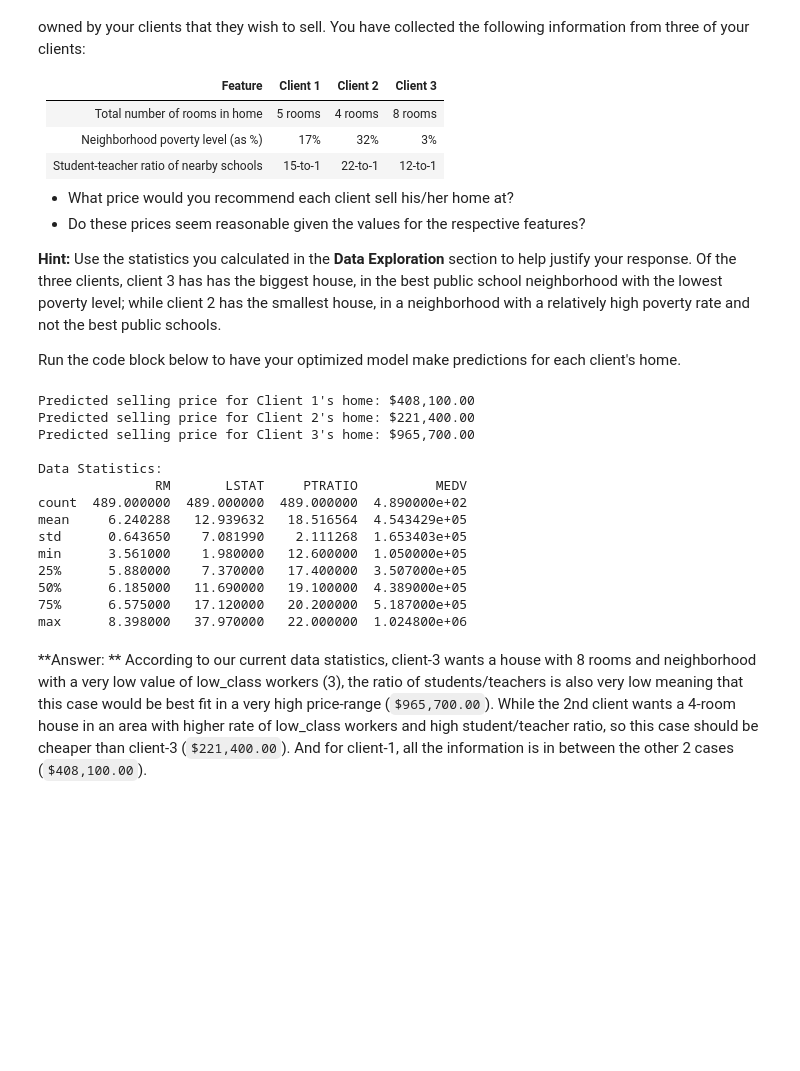
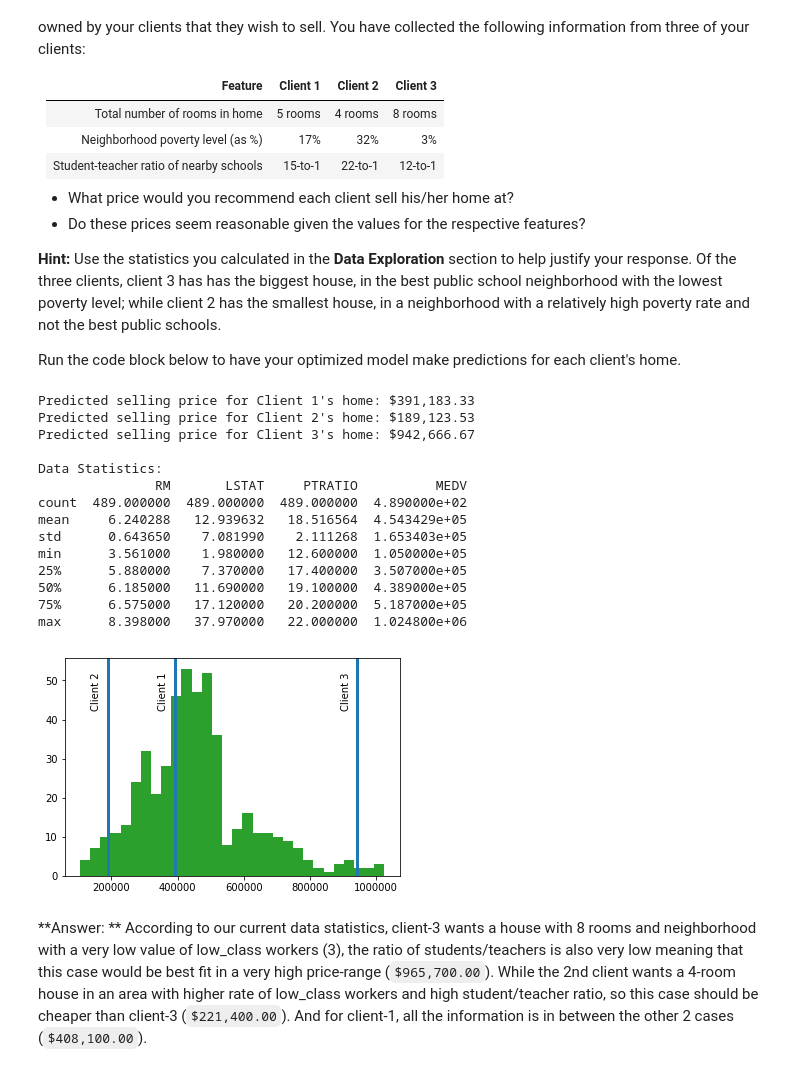
Before and after one commit to adreena/boston_housing, a Jupyter notebook: boston_housing.ipynb, the cells around one changed output. Saved outputs shown, nothing was run; the diff lists cells and outputs as text; code cells hidden in the pictures; blank space fills up the shorter version.

```diff
--- a/boston_housing.ipynb
+++ b/boston_housing.ipynb
@@ -224,8 +225,9 @@ from sklearn.cross_validation import train_test_split
 from sklearn.utils import shuffle
 
 # TODO: Shuffle and split the data into training and testing subsets
-shuffled_features, shuffled_prices= shuffle(features, prices)
-X_train, X_test, y_train, y_test = train_test_split(shuffled_features, shuffled_prices, test_size=0.2, random_state=0)
+# no need to shuffle the data becuase train_test_split() shuffles the data
+# shuffled_features, shuffled_prices= shuffle(features, prices)
+X_train, X_test, y_train, y_test = train_test_split(features, prices, test_size=0.2, random_state=0)
 
 # Success
 print("Training and testing split was successful.")
@@ -419,30 +426,37 @@ Run the code block below to have your optimized model make predictions for each
 # %%
 # Produce a matrix for client data
 client_data = [[5, 17, 15], # Client 1
                [4, 32, 22], # Client 2
                [8, 3, 12]]  # Client 3
 
 # Show predictions
 for i, price in enumerate(reg.predict(client_data)):
     print("Predicted selling price for Client {}'s home: ${:,.2f}".format(i+1, price))
 
 print('\nData Statistics:')
 print(data.describe())
+
+import matplotlib.pyplot as plt
+for i,price in enumerate(reg.predict(client_data)):
+    plt.hist(prices, bins = 30)
+    plt.axvline(price, lw = 3)
+    plt.text(price-50000, 50, 'Client '+str(i+1), rotation=90)
 # %% [output]
-Predicted selling price for Client 1's home: $408,100.00
-Predicted selling price for Client 2's home: $221,400.00
-Predicted selling price for Client 3's home: $965,700.00
+Predicted selling price for Client 1's home: $391,183.33
+Predicted selling price for Client 2's home: $189,123.53
+Predicted selling price for Client 3's home: $942,666.67
 
 Data Statistics:
                RM       LSTAT     PTRATIO          MEDV
 count  489.000000  489.000000  489.000000  4.890000e+02
 mean     6.240288   12.939632   18.516564  4.543429e+05
 std      0.643650    7.081990    2.111268  1.653403e+05
 min      3.561000    1.980000   12.600000  1.050000e+05
 25%      5.880000    7.370000   17.400000  3.507000e+05
 50%      6.185000   11.690000   19.100000  4.389000e+05
 75%      6.575000   17.120000   20.200000  5.187000e+05
 max      8.398000   37.970000   22.000000  1.024800e+06
+[figure, added]
 # %% [markdown]
 **Answer: ** According to our current data statistics, client-3 wants a house with 8 rooms and neighborhood with a very low value of low_class workers (3), the ratio of students/teachers is also very low meaning that this case would be best fit in a very high price-range (`$965,700.00`). While the 2nd client wants a 4-room house in an area with higher rate of low_class workers and high student/teacher ratio, so this case should be cheaper than client-3 (`$221,400.00`). And for client-1, all the information is in between the other 2 cases (`$408,100.00`).
 # %% [markdown]
```
Also changed, not shown: parts of 5 cells of this notebook, 1 other file.
